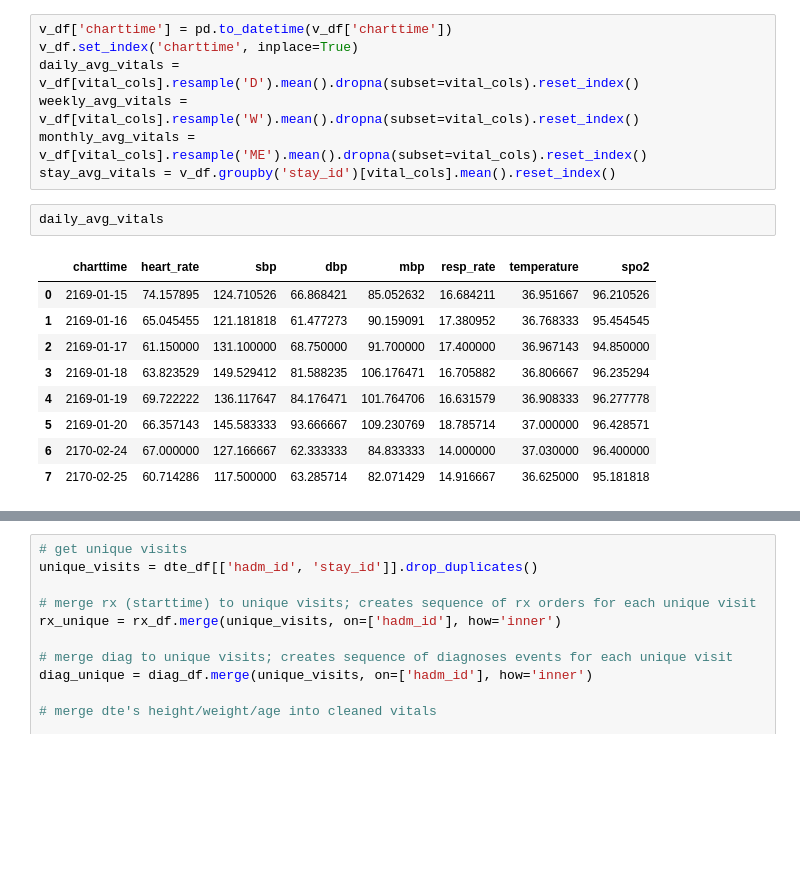
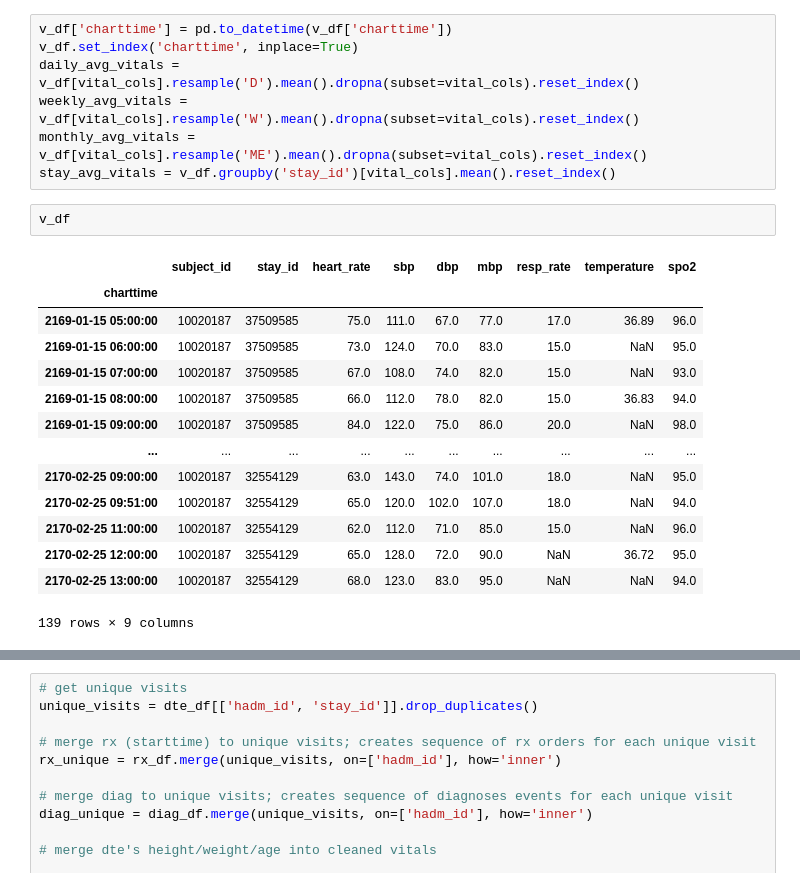
Before and after one commit to scscodes/standalone-notebooks, a Jupyter notebook: analysis-alt.ipynb, the cells around one changed output, grey strips where cells are left out. Drawn from its saved outputs; the diff is of its cells as text; blank space fills up the shorter version.

```diff
--- a/analysis-alt.ipynb
+++ b/analysis-alt.ipynb
@@ -137,14 +138,19 @@ weekly_avg_vitals = v_df[vital_cols].resample('W').mean().dropna(subset=vital_co
 monthly_avg_vitals = v_df[vital_cols].resample('ME').mean().dropna(subset=vital_cols).reset_index()
 stay_avg_vitals = v_df.groupby('stay_id')[vital_cols].mean().reset_index()
 # %%
-daily_avg_vitals
+v_df
 # %% [output]
-|  | charttime | heart_rate | sbp | dbp | mbp | resp_rate | temperature | spo2 |
-| 0 | 2169-01-15 | 74.157895 | 124.710526 | 66.868421 | 85.052632 | 16.684211 | 36.951667 | 96.210526 |
-| 1 | 2169-01-16 | 65.045455 | 121.181818 | 61.477273 | 90.159091 | 17.380952 | 36.768333 | 95.454545 |
-| 2 | 2169-01-17 | 61.150000 | 131.100000 | 68.750000 | 91.700000 | 17.400000 | 36.967143 | 94.850000 |
-| 3 | 2169-01-18 | 63.823529 | 149.529412 | 81.588235 | 106.176471 | 16.705882 | 36.806667 | 96.235294 |
-| 4 | 2169-01-19 | 69.722222 | 136.117647 | 84.176471 | 101.764706 | 16.631579 | 36.908333 | 96.277778 |
-| 5 | 2169-01-20 | 66.357143 | 145.583333 | 93.666667 | 109.230769 | 18.785714 | 37.000000 | 96.428571 |
-| 6 | 2170-02-24 | 67.000000 | 127.166667 | 62.333333 | 84.833333 | 14.000000 | 37.030000 | 96.400000 |
-| 7 | 2170-02-25 | 60.714286 | 117.500000 | 63.285714 | 82.071429 | 14.916667 | 36.625000 | 95.181818 |
+|  | subject_id | stay_id | heart_rate | sbp | dbp | mbp | resp_rate | temperature | spo2 |
+| charttime |  |  |  |  |  |  |  |  |  |
+| 2169-01-15 05:00:00 | 10020187 | 37509585 | 75.0 | 111.0 | 67.0 | 77.0 | 17.0 | 36.89 | 96.0 |
+| 2169-01-15 06:00:00 | 10020187 | 37509585 | 73.0 | 124.0 | 70.0 | 83.0 | 15.0 | NaN | 95.0 |
+| 2169-01-15 07:00:00 | 10020187 | 37509585 | 67.0 | 108.0 | 74.0 | 82.0 | 15.0 | NaN | 93.0 |
+| 2169-01-15 08:00:00 | 10020187 | 37509585 | 66.0 | 112.0 | 78.0 | 82.0 | 15.0 | 36.83 | 94.0 |
+| 2169-01-15 09:00:00 | 10020187 | 37509585 | 84.0 | 122.0 | 75.0 | 86.0 | 20.0 | NaN | 98.0 |
+| ... | ... | ... | ... | ... | ... | ... | ... | ... | ... |
+| 2170-02-25 09:00:00 | 10020187 | 32554129 | 63.0 | 143.0 | 74.0 | 101.0 | 18.0 | NaN | 95.0 |
+| 2170-02-25 09:51:00 | 10020187 | 32554129 | 65.0 | 120.0 | 102.0 | 107.0 | 18.0 | NaN | 94.0 |
+| 2170-02-25 11:00:00 | 10020187 | 32554129 | 62.0 | 112.0 | 71.0 | 85.0 | 15.0 | NaN | 96.0 |
+| 2170-02-25 12:00:00 | 10020187 | 32554129 | 65.0 | 128.0 | 72.0 | 90.0 | NaN | 36.72 | 95.0 |
+| 2170-02-25 13:00:00 | 10020187 | 32554129 | 68.0 | 123.0 | 83.0 | 95.0 | NaN | NaN | 94.0 |
+139 rows × 9 columns
```
Also changed, not shown: parts of 10 cells of this notebook, 6 other files.
